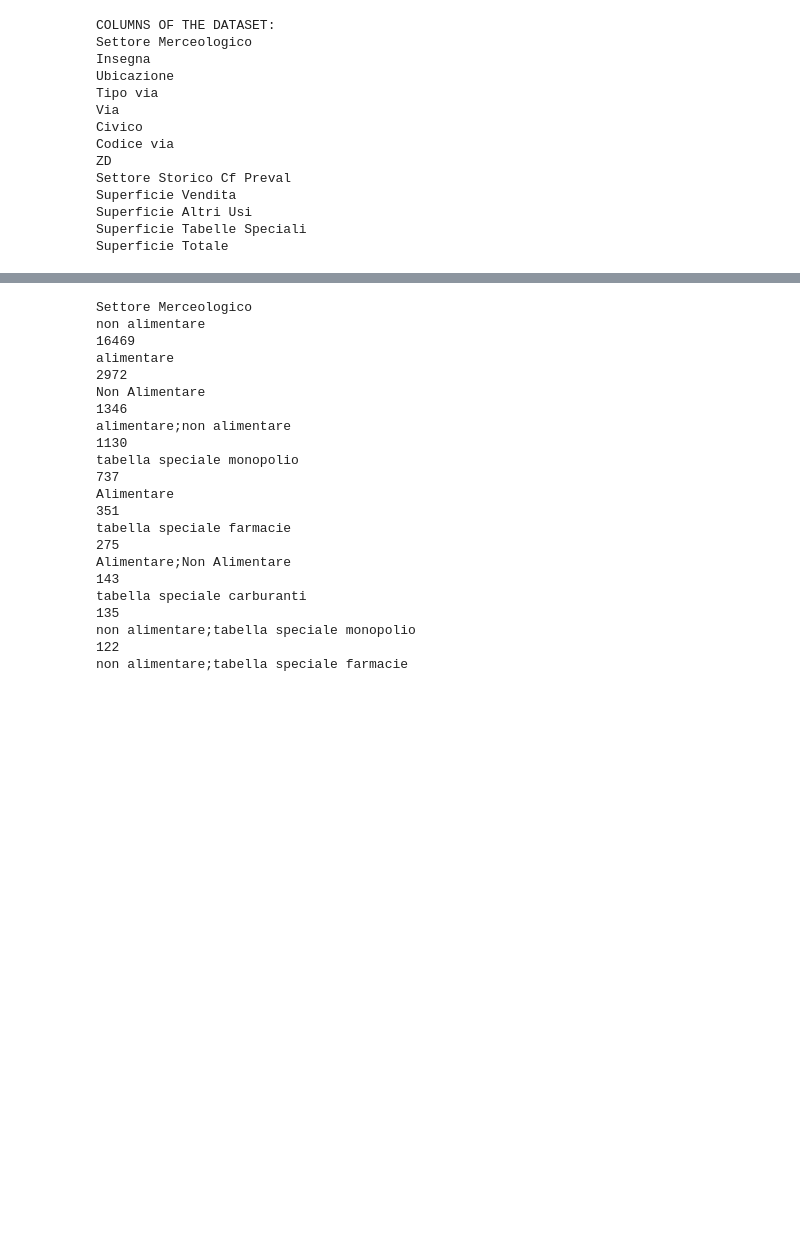
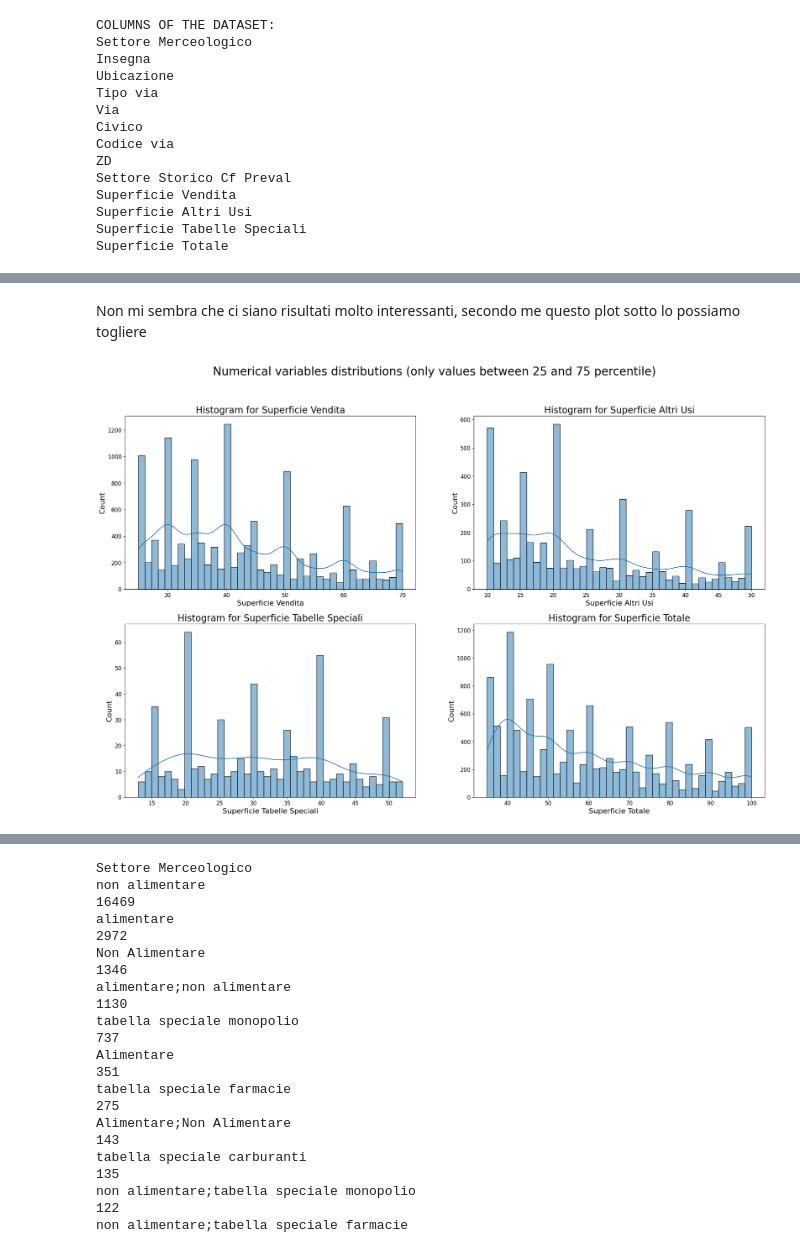
Before and after one commit to FrancescoScroccarello/DIQ-2024-Data-Preparation, a Jupyter notebook: 9_Resta_Scroccarello.ipynb, the cells around one changed output, grey strips where cells are left out. Saved outputs shown, nothing was run; the diff lists cells and outputs as text; code cells hidden in the pictures; blank space fills up the shorter version.

```diff
--- a/9_Resta_Scroccarello.ipynb
+++ b/9_Resta_Scroccarello.ipynb
@@ -204,0 +207,19 @@ sc_analysis
+# %% [markdown]
+Non mi sembra che ci siano risultati molto interessanti, secondo me questo plot sotto lo possiamo togliere
+# %%
+# Plot values distributions: only between 25 and 75 percentile
+plt.figure(figsize=(25,15))
+plt.suptitle("Numerical variables distributions (only values between 25 and 75 percentile)", fontsize=25)
+for i, col in enumerate(num):
+    perc_25_threshold = stats.loc['25%',col]
+    perc_75_threshold = stats.loc['75%',col]
+    plt.subplot(2, 2, i + 1)
+    val_subset = df[(df[col] >= perc_25_threshold) & (df[col] <= perc_75_threshold)][col]
+    sns.histplot(val_subset, kde=True, bins=40)
+    plt.title(f"Histogram for {col}",fontsize=20)
+    plt.xticks(fontsize=12)
+    plt.yticks(fontsize=12)
+    plt.xlabel(f"{col}", fontsize=16)
+    plt.ylabel("Count", fontsize=16)
+# %% [output]
+[figure, added]
```
Also changed, not shown: parts of 35 cells of this notebook.
